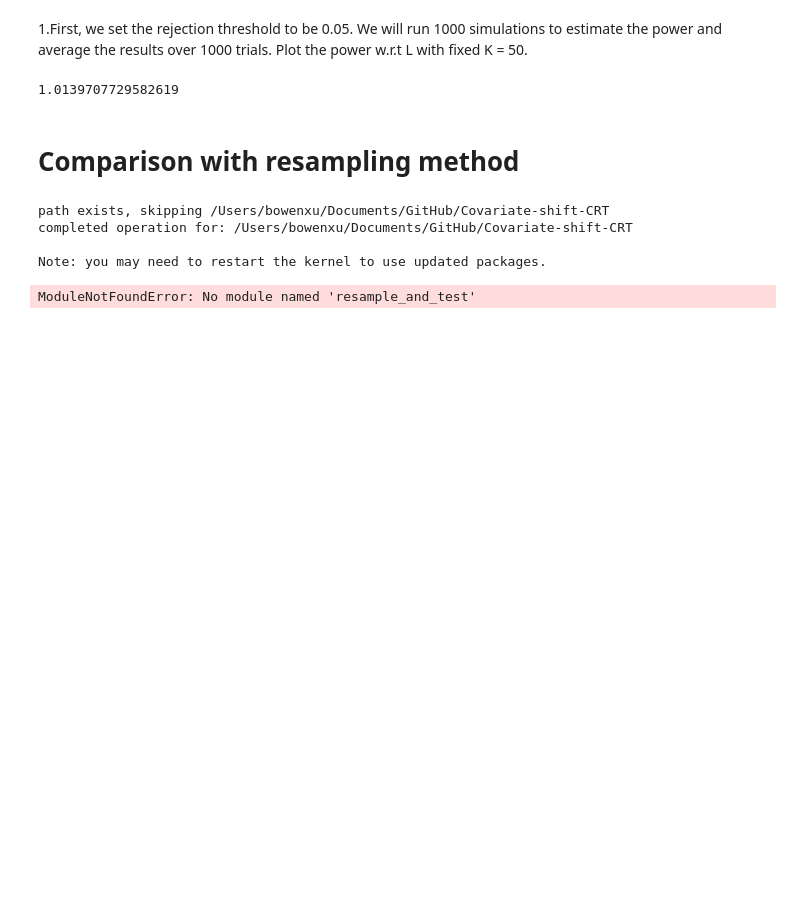
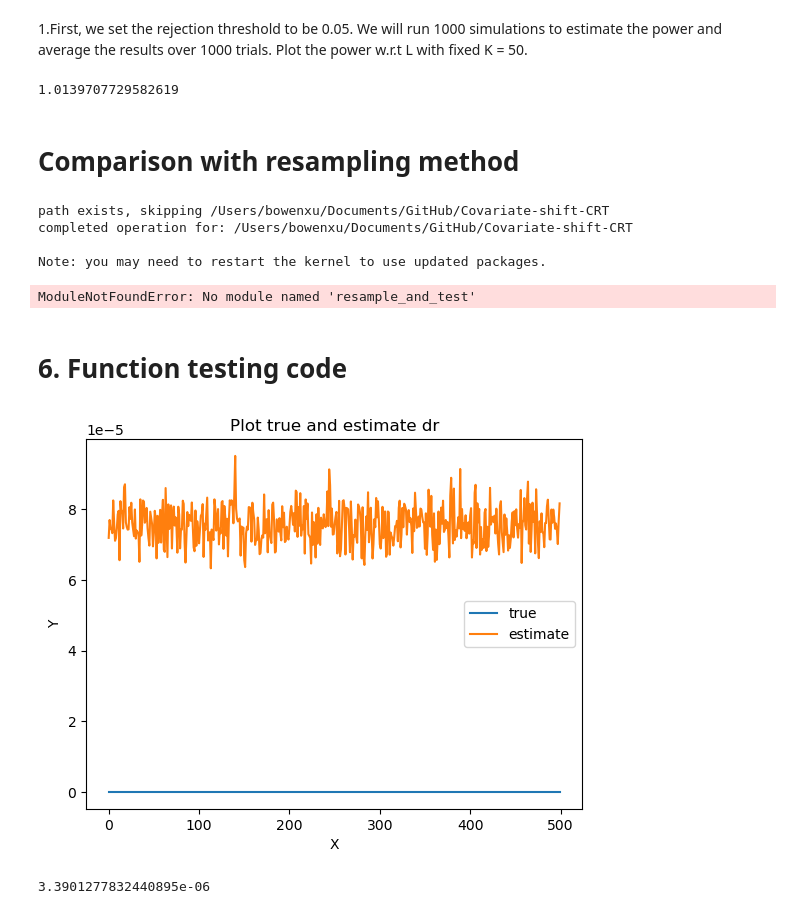
Before and after one commit to BowenXU0126/Covariate-shift-CRT, a Jupyter notebook: Covariate Shift.ipynb, the cells around one changed output. Drawn from its saved outputs; the diff is of its cells as text; code cells hidden in the pictures; blank space fills up the shorter version.

```diff
--- a/Covariate Shift.ipynb
+++ b/Covariate Shift.ipynb
@@ -266,4 +265,4 @@ PCRtest(Y_source, X_source, Z_source,V_source,u,s,t, L = 5, K = 20, covariate_sh
 # %%
-reg = LassoCV().fit(Z_target,Y_target.ravel())
+# reg = LassoCV().fit(Z_target,Y_target.ravel())
 PCRtest(Y_target, X_target, Z_target,V_target,u,s,t, L = 5, K = 20, covariate_shift = False, density_ratio = sample_density_ratio2, regr = reg)
 # %% [output]
@@ -442,3 +436,39 @@ Note: you may need to restart the kernel to use updated packages.
 from resample_and_test import ShiftTester
 # %% [output]
 ModuleNotFoundError: No module named 'resample_and_test'
+# %% [markdown]
+# 6. Function testing code
+# %%
+# Test density ratio estimation
+nn = 500
+
+o = np.random.normal(0, 0.1, (nn,5))
+a = np.random.normal(5, 0.1, (nn,5))
+d = density_ratio_estimate_prob_NN(o,a)
+
+true = []
+for i in a:
+    true.append(np.exp(1/2 - i.sum()))
+
+import matplotlib.pyplot as plt
+
+
+# Generate x-axis values
+x = range(nn)
+
+# Create the plot with two lines
+plt.plot(x, true, label='true')
+plt.plot(x, d, label='estimate')
+
+# Add labels, title, and legend
+plt.xlabel('X')
+plt.ylabel('Y')
+plt.title('Plot true and estimate dr')
+plt.legend()
+
+# Show the plot
+plt.show()
+print(la.norm(true - d)/nn)
+# %% [output]
+[figure, added]
+3.3901277832440895e-06
```
Also changed, not shown: parts of 14 cells of this notebook.
